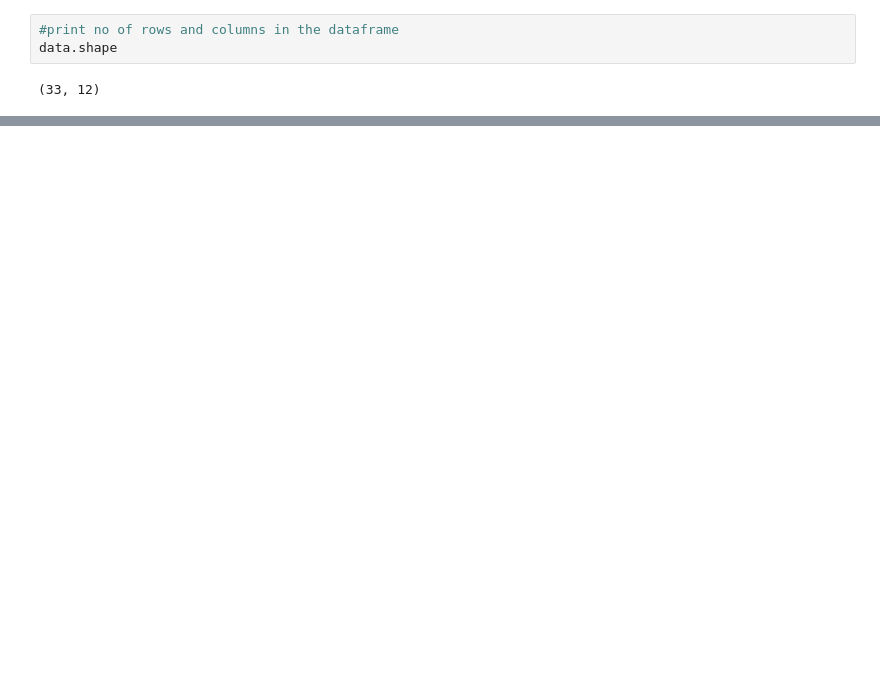
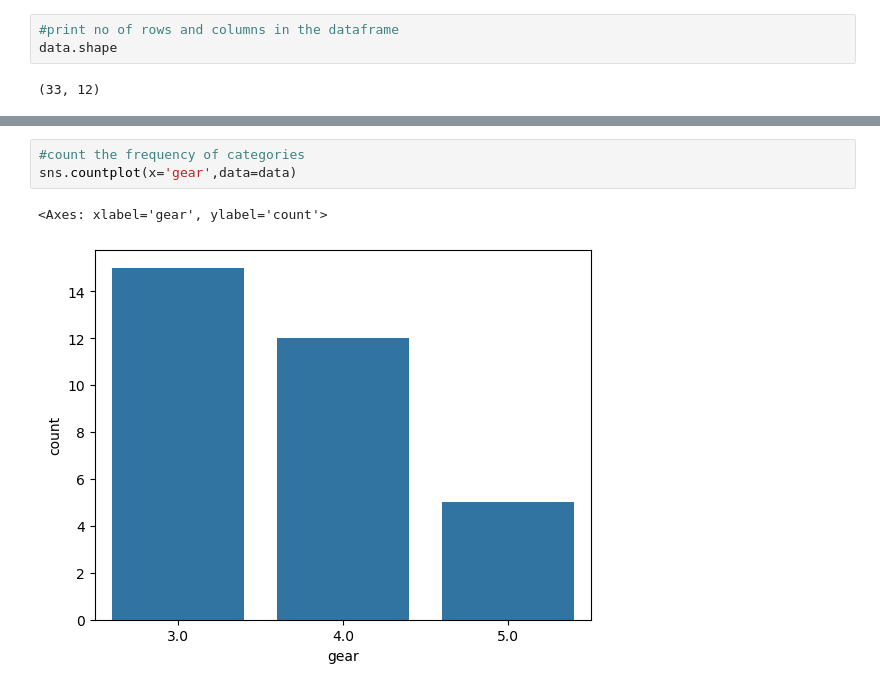
Before and after one commit to mariyajoseph2002/python, a Jupyter notebook: nb1.ipynb, the cells around one changed output, grey strips where cells are left out. Drawn from its saved outputs; the diff is of its cells as text; blank space fills up the shorter version.

```diff
--- a/nb1.ipynb
+++ b/nb1.ipynb
@@ -55,0 +72,6 @@ data.shape
+# %%
+#count the frequency of categories
+sns.countplot(x='gear',data=data)
+# %% [output]
+<Axes: xlabel='gear', ylabel='count'>
+[figure, added]
```
Also changed, not shown: parts of 9 cells of this notebook, 1 other file.
